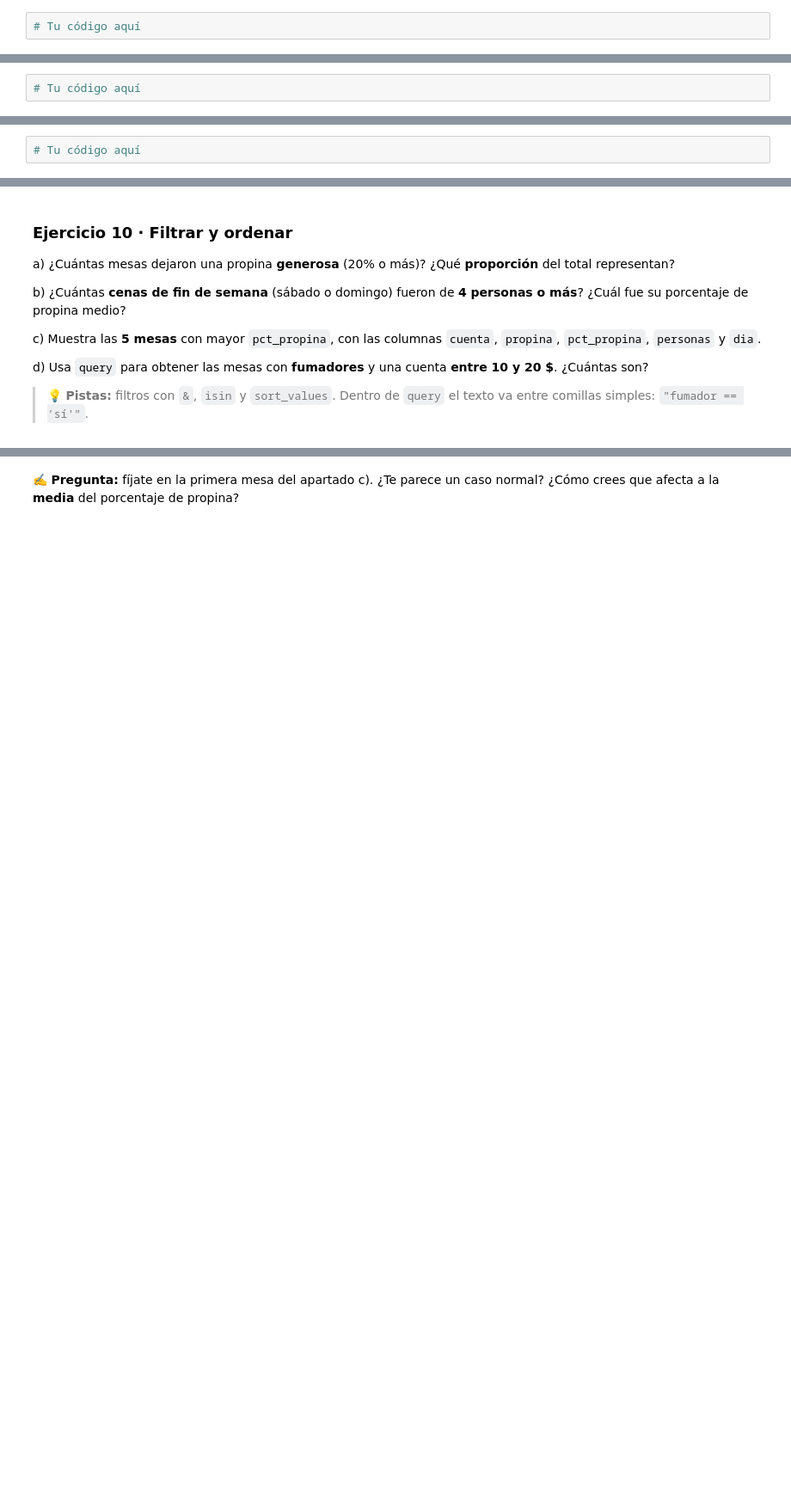
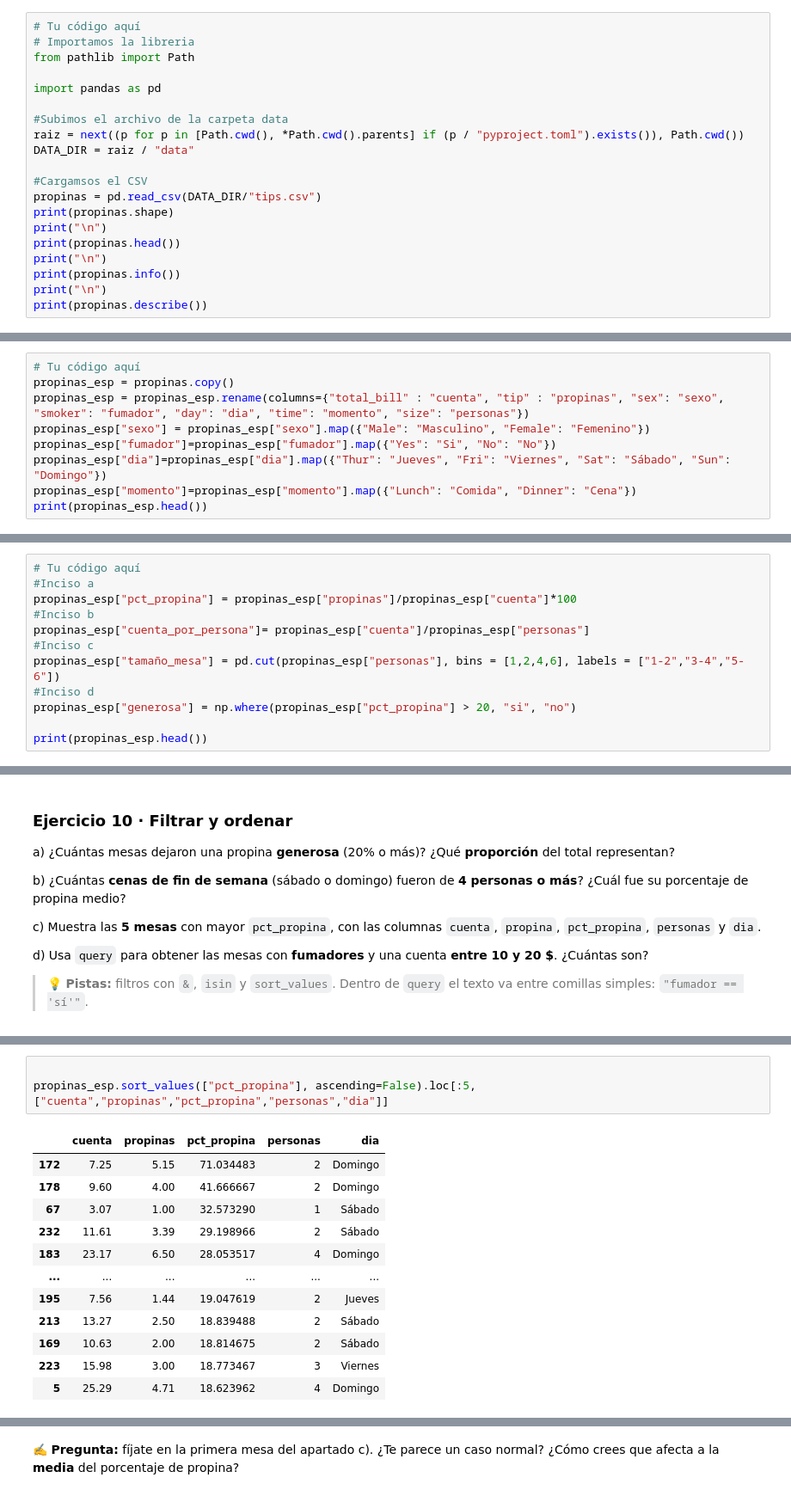
Before and after one commit to Flavs345009/ml-course, a Jupyter notebook: workspace/01_actividad_numpy_pandas.ipynb, the cells around one changed output, grey strips where cells are left out. Shown at 86% size. Cells and saved outputs as stored; diff of their text form; blank space fills up the shorter version.

```diff
--- a/workspace/01_actividad_numpy_pandas.ipynb
+++ b/workspace/01_actividad_numpy_pandas.ipynb
@@ -359,3 +359,21 @@ b) Explóralo con `shape`, `head`, `info` y `describe`.
 c) ¿Cuántas mesas hay de cada día? ¿Y de cada momento (comida/cena)?
 # %%
 # Tu código aquí
+# Importamos la libreria
+from pathlib import Path
+
+import pandas as pd
+
+#Subimos el archivo de la carpeta data
+raiz = next((p for p in [Path.cwd(), *Path.cwd().parents] if (p / "pyproject.toml").exists()), Path.cwd())
+DATA_DIR = raiz / "data"
+
+#Cargamsos el CSV
+propinas = pd.read_csv(DATA_DIR/"tips.csv")
+print(propinas.shape)
+print("\n")
+print(propinas.head())
+print("\n")
+print(propinas.info())
+print("\n")
+print(propinas.describe())
@@ -383,3 +443,10 @@ Comprueba el resultado con `head()`.
 > 💡 **Pista:** `rename(columns={...})` y `.map({...})`.
 # %%
 # Tu código aquí
+propinas_esp = propinas.copy()
+propinas_esp = propinas_esp.rename(columns={"total_bill" : "cuenta", "tip" : "propinas", "sex": "sexo", "smoker": "fumador", "day": "dia", "time": "momento", "size": "personas"})
+propinas_esp["sexo"] = propinas_esp["sexo"].map({"Male": "Masculino", "Female": "Femenino"})
+propinas_esp["fumador"]=propinas_esp["fumador"].map({"Yes": "Si", "No": "No"})
+propinas_esp["dia"]=propinas_esp["dia"].map({"Thur": "Jueves", "Fri": "Viernes", "Sat": "Sábado", "Sun": "Domingo"})
+propinas_esp["momento"]=propinas_esp["momento"].map({"Lunch": "Comida", "Dinner": "Cena"})
+print(propinas_esp.head())
@@ -399,3 +473,13 @@ d) `generosa`: `"sí"` si la propina es del 20% o más, `"no"` en caso contrario
 > 💡 **Pistas:** operaciones entre columnas, `pd.cut` (con `bins=[0, 2, 4, 6]`) y `np.where`.
 # %%
 # Tu código aquí
+#Inciso a
+propinas_esp["pct_propina"] = propinas_esp["propinas"]/propinas_esp["cuenta"]*100
+#Inciso b
+propinas_esp["cuenta_por_persona"]= propinas_esp["cuenta"]/propinas_esp["personas"]
+#Inciso c
+propinas_esp["tamaño_mesa"] = pd.cut(propinas_esp["personas"], bins = [1,2,4,6], labels = ["1-2","3-4","5-6"])
+#Inciso d
+propinas_esp["generosa"] = np.where(propinas_esp["pct_propina"] > 20, "si", "no")
+
+print(propinas_esp.head())
@@ -415,0 +541,16 @@ d) Usa `query` para obtener las mesas con **fumadores** y una cuenta **entre 10
+# %%
+
+propinas_esp.sort_values(["pct_propina"], ascending=False).loc[:5,["cuenta","propinas","pct_propina","personas","dia"]]
+# %% [output]
+|  | cuenta | propinas | pct_propina | personas | dia |
+| 172 | 7.25 | 5.15 | 71.034483 | 2 | Domingo |
+| 178 | 9.60 | 4.00 | 41.666667 | 2 | Domingo |
+| 67 | 3.07 | 1.00 | 32.573290 | 1 | Sábado |
+| 232 | 11.61 | 3.39 | 29.198966 | 2 | Sábado |
+| 183 | 23.17 | 6.50 | 28.053517 | 4 | Domingo |
+| ... | ... | ... | ... | ... | ... |
+| 195 | 7.56 | 1.44 | 19.047619 | 2 | Jueves |
+| 213 | 13.27 | 2.50 | 18.839488 | 2 | Sábado |
+| 169 | 10.63 | 2.00 | 18.814675 | 2 | Sábado |
+| 223 | 15.98 | 3.00 | 18.773467 | 3 | Viernes |
+| 5 | 25.29 | 4.71 | 18.623962 | 4 | Domingo |
```
Also changed, not shown: parts of 23 cells of this notebook.
